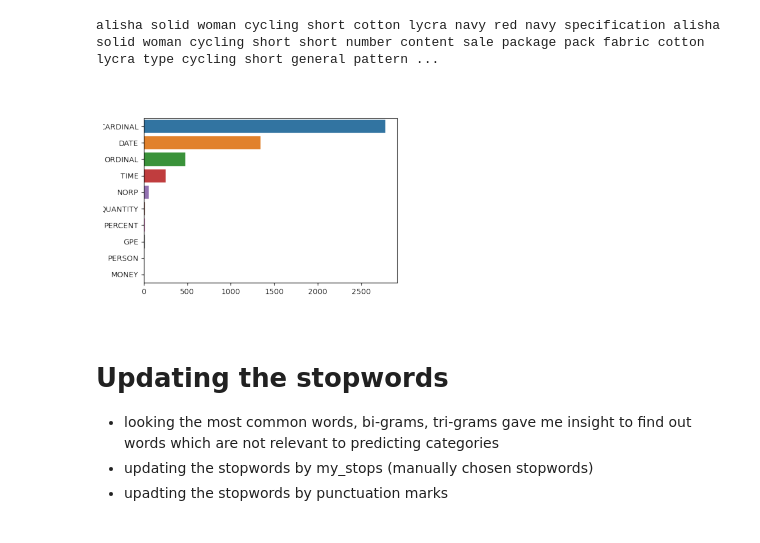
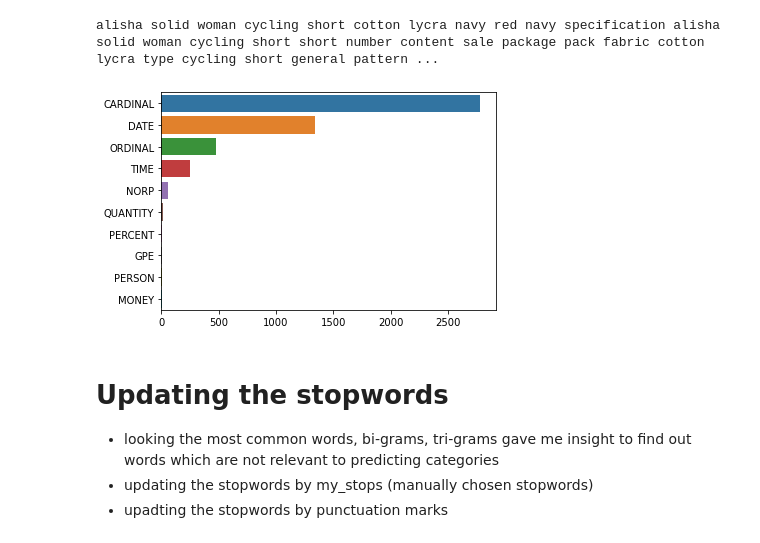
Before and after one commit to kushagra219/NLP-Category-Predictions-Task, a Jupyter notebook: Exploratory-Data-Analysis.ipynb, the cells around one changed output. Saved outputs shown, nothing was run; the diff lists cells and outputs as text; code cells hidden in the pictures.

```diff
--- a/Exploratory-Data-Analysis.ipynb
+++ b/Exploratory-Data-Analysis.ipynb
@@ -431,16 +433,16 @@ def ner(text):
 # counter = Counter(ent)
 # count = counter.most_common()
 # %%
-# x, y = map(list,zip(*count))
-# sns.barplot(x=y, y=x)
-# plt.savefig('assets/ner_freq.png', dpi=100)
+x, y = map(list,zip(*count))
+sns.barplot(x=y, y=x)
+plt.savefig('assets/ner_freq.png', dpi=100)
 
-ner_freq = plt.imread('assets/ner_freq.png')
-plt.imshow(ner_freq)
-plt.axis('off')
-plt.show()
+# ner_freq = plt.imread('assets/ner_freq.png')
+# plt.imshow(ner_freq)
+# plt.axis('off')
+# plt.show()
 # %% [output]
-[figure, old version]
+[figure, new version]
 # %% [markdown]
 # Updating the stopwords
 
```
Also changed, not shown: parts of 6 cells of this notebook, 10 other files.
